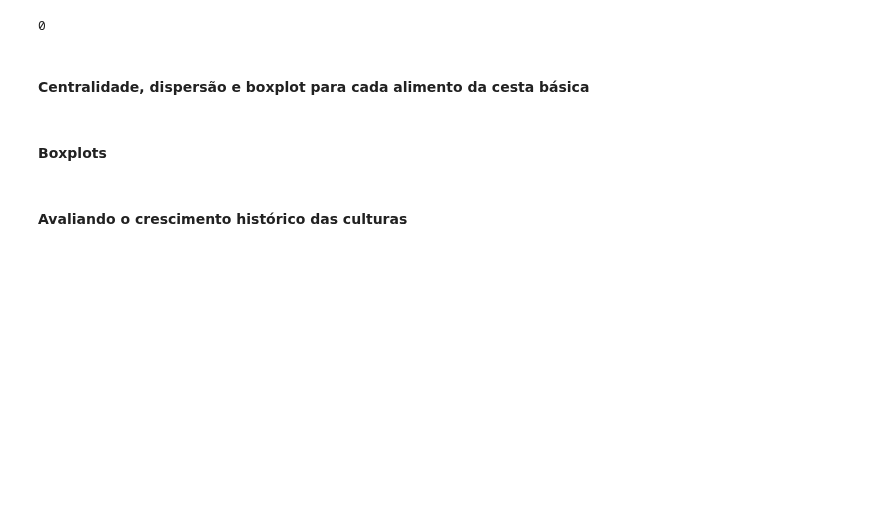
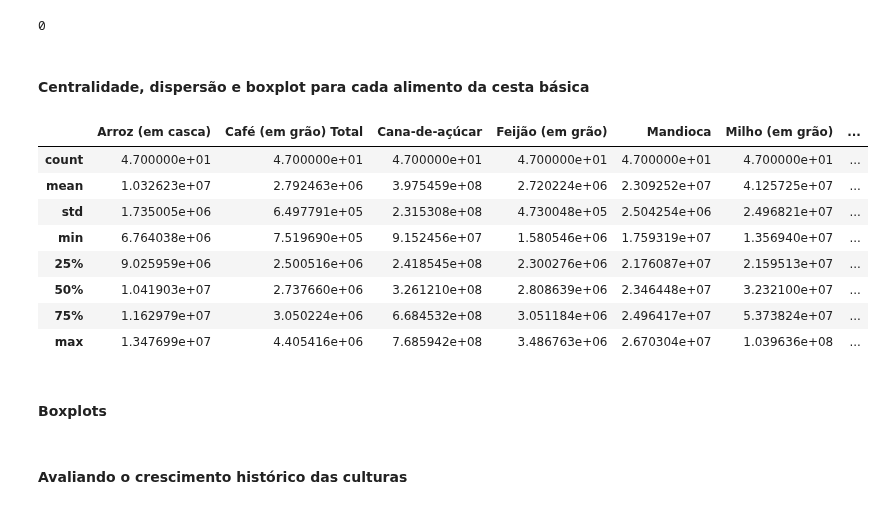
Before and after one commit to O-PY-THA-ON/dcc---fellowship-ci-ncia-de-dados, a Jupyter notebook: eda_dcc.ipynb, the cells around one changed output. Saved outputs shown, nothing was run; the diff lists cells and outputs as text; code cells hidden in the pictures; blank space fills up the shorter version.

```diff
--- a/eda_dcc.ipynb
+++ b/eda_dcc.ipynb
@@ -64,6 +92,18 @@ producao.duplicated().sum()
 0
 # %% [markdown]
 #### Centralidade, dispersão e boxplot para cada alimento da cesta básica
+# %%
+producao.describe()
+# %% [output]
+|  | Arroz (em casca) | Café (em grão) Total | Cana-de-açúcar | Feijão (em grão) | Mandioca | Milho (em grão) | ... |
+| count | 4.700000e+01 | 4.700000e+01 | 4.700000e+01 | 4.700000e+01 | 4.700000e+01 | 4.700000e+01 | ... |
+| mean | 1.032623e+07 | 2.792463e+06 | 3.975459e+08 | 2.720224e+06 | 2.309252e+07 | 4.125725e+07 | ... |
+| std | 1.735005e+06 | 6.497791e+05 | 2.315308e+08 | 4.730048e+05 | 2.504254e+06 | 2.496821e+07 | ... |
+| min | 6.764038e+06 | 7.519690e+05 | 9.152456e+07 | 1.580546e+06 | 1.759319e+07 | 1.356940e+07 | ... |
+| 25% | 9.025959e+06 | 2.500516e+06 | 2.418545e+08 | 2.300276e+06 | 2.176087e+07 | 2.159513e+07 | ... |
+| 50% | 1.041903e+07 | 2.737660e+06 | 3.261210e+08 | 2.808639e+06 | 2.346448e+07 | 3.232100e+07 | ... |
+| 75% | 1.162979e+07 | 3.050224e+06 | 6.684532e+08 | 3.051184e+06 | 2.496417e+07 | 5.373824e+07 | ... |
+| max | 1.347699e+07 | 4.405416e+06 | 7.685942e+08 | 3.486763e+06 | 2.670304e+07 | 1.039636e+08 | ... |
 # %% [markdown]
 #### Boxplots
 # %%
```
Also changed, not shown: parts of 12 cells of this notebook, 2 other files.
